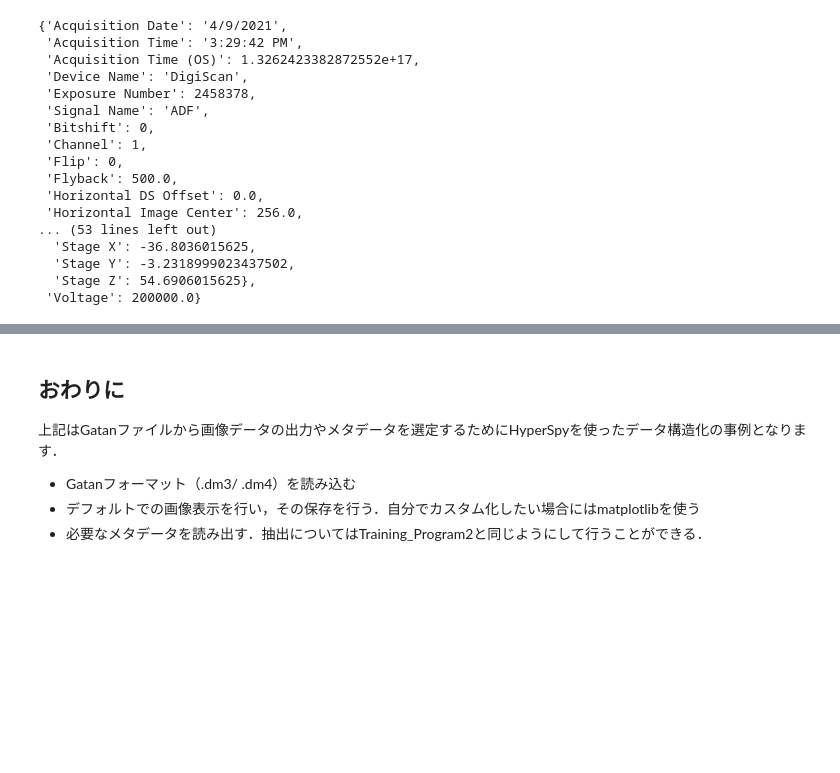
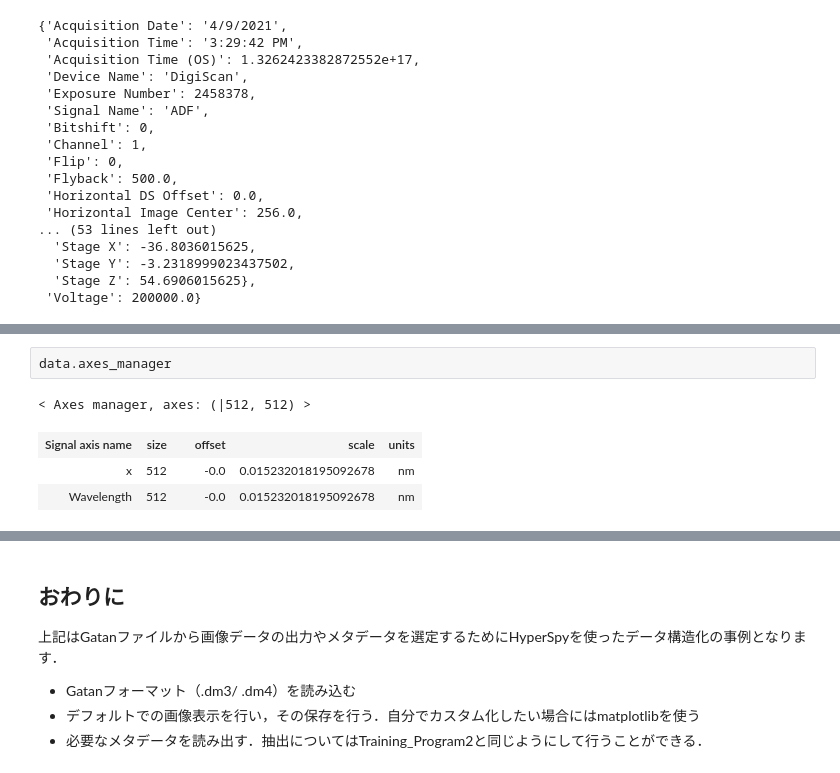
Before and after one commit to ARIM-KYOTO/Training_Program_7, a Jupyter notebook: Training_7.ipynb, the cells around one changed output, grey strips where cells are left out. Cells and saved outputs as stored; diff of their text form; blank space fills up the shorter version.

```diff
--- a/Training_7.ipynb
+++ b/Training_7.ipynb
@@ -340,0 +362,7 @@ original
+# %%
+data.axes_manager
+# %% [output]
+< Axes manager, axes: (|512, 512) >
+| Signal axis name | size |  | offset | scale | units |
+| x | 512 |  | -0.0 | 0.015232018195092678 | nm |
+| Wavelength | 512 |  | -0.0 | 0.015232018195092678 | nm |
```
Also changed, not shown: parts of 19 cells of this notebook.
